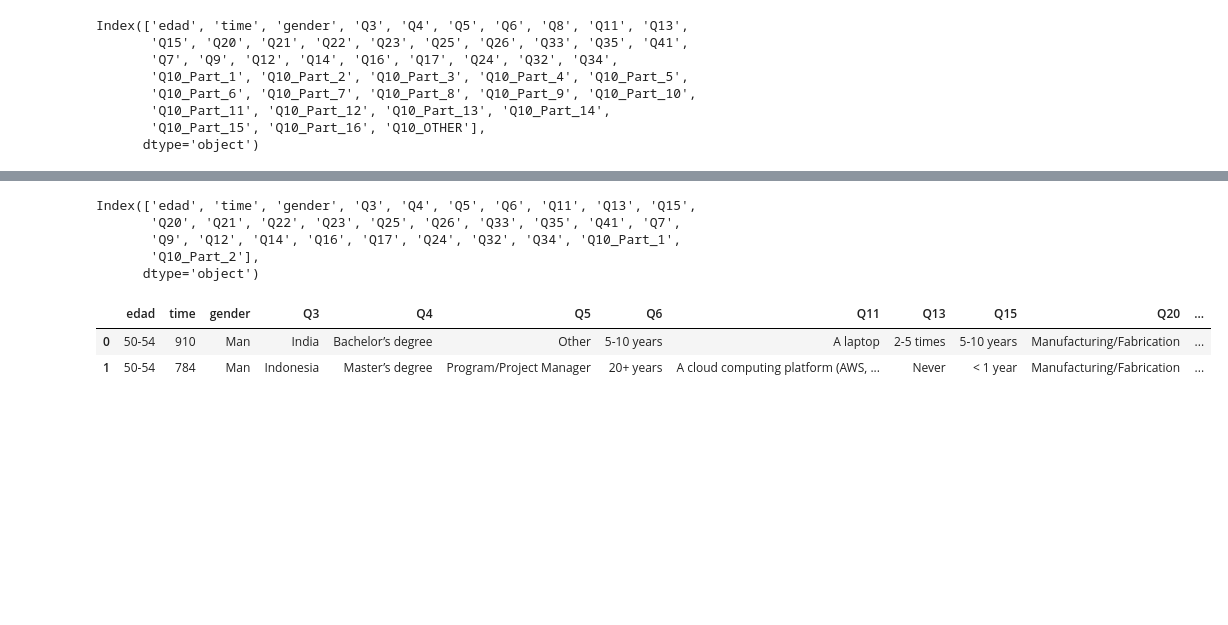
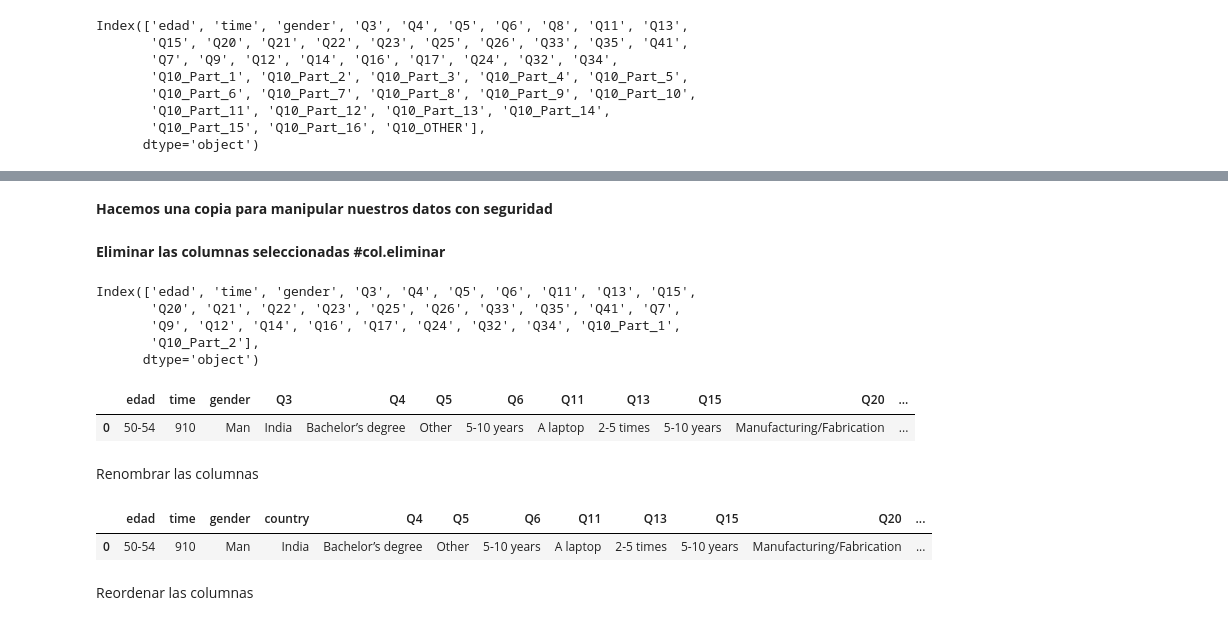
Before and after one commit to Adalab/project-da-promo-A-module-2-team-2, a Jupyter notebook: Proyecto 2.ipynb, the cells around one changed output, grey strips where cells are left out. Cells and saved outputs as stored; diff of their text form; code cells hidden in the pictures; blank space fills up the shorter version.

```diff
--- a/Proyecto 2.ipynb
+++ b/Proyecto 2.ipynb
@@ -211,5 +190,11 @@ Index(['edad', 'time', 'gender', 'Q3', 'Q4', 'Q5', 'Q6', 'Q8', 'Q11', 'Q13',
+# %% [markdown]
+**Hacemos una copia para manipular nuestros datos con seguridad**
+# %%
+copia_archivo_union2 = union_3_archivos.copy()
+# %% [markdown]
+**Eliminar las columnas seleccionadas #col.eliminar**
 # %%
-copia_borrado = copia_archivo_union.drop(columns= col_a_eliminar, axis = 1)
+copia_borrado = copia_archivo_union2.drop(columns= col_a_eliminar, axis = 1)
 # %%
 copia_borrado.columns
 # %% [output]
@@ -219,8 +204,7 @@ Index(['edad', 'time', 'gender', 'Q3', 'Q4', 'Q5', 'Q6', 'Q11', 'Q13', 'Q15',
        'Q10_Part_2'],
       dtype='object')
 # %%
-copia_borrado.head(2)
+copia_borrado.head(1)
 # %% [output]
 |  | edad | time | gender | Q3 | Q4 | Q5 | Q6 | Q11 | Q13 | Q15 | Q20 | ... |
 | 0 | 50-54 | 910 | Man | India | Bachelor’s degree | Other | 5-10 years | A laptop | 2-5 times | 5-10 years | Manufacturing/Fabrication | ... |
-| 1 | 50-54 | 784 | Man | Indonesia | Master’s degree | Program/Project Manager | 20+ years | A cloud computing platform (AWS, ... | Never | < 1 year | Manufacturing/Fabrication | ... |
@@ -229,0 +211,2 @@ copia_borrado.reindex('edad', 'gender', 'country', X, X,X, X,X, X,X, X,)
+# %% [markdown]
+Renombrar las columnas
@@ -229,0 +233,7 @@ copia_borrado.reindex('edad', 'gender', 'country', X, X,X, X,X, X,X, X,)
+# %%
+new_copy.head(1)
+# %% [output]
+|  | edad | time | gender | country | Q4 | Q5 | Q6 | Q11 | Q13 | Q15 | Q20 | ... |
+| 0 | 50-54 | 910 | Man | India | Bachelor’s degree | Other | 5-10 years | A laptop | 2-5 times | 5-10 years | Manufacturing/Fabrication | ... |
+# %% [markdown]
+Reordenar las columnas
```
Also changed, not shown: parts of 13 cells of this notebook.
